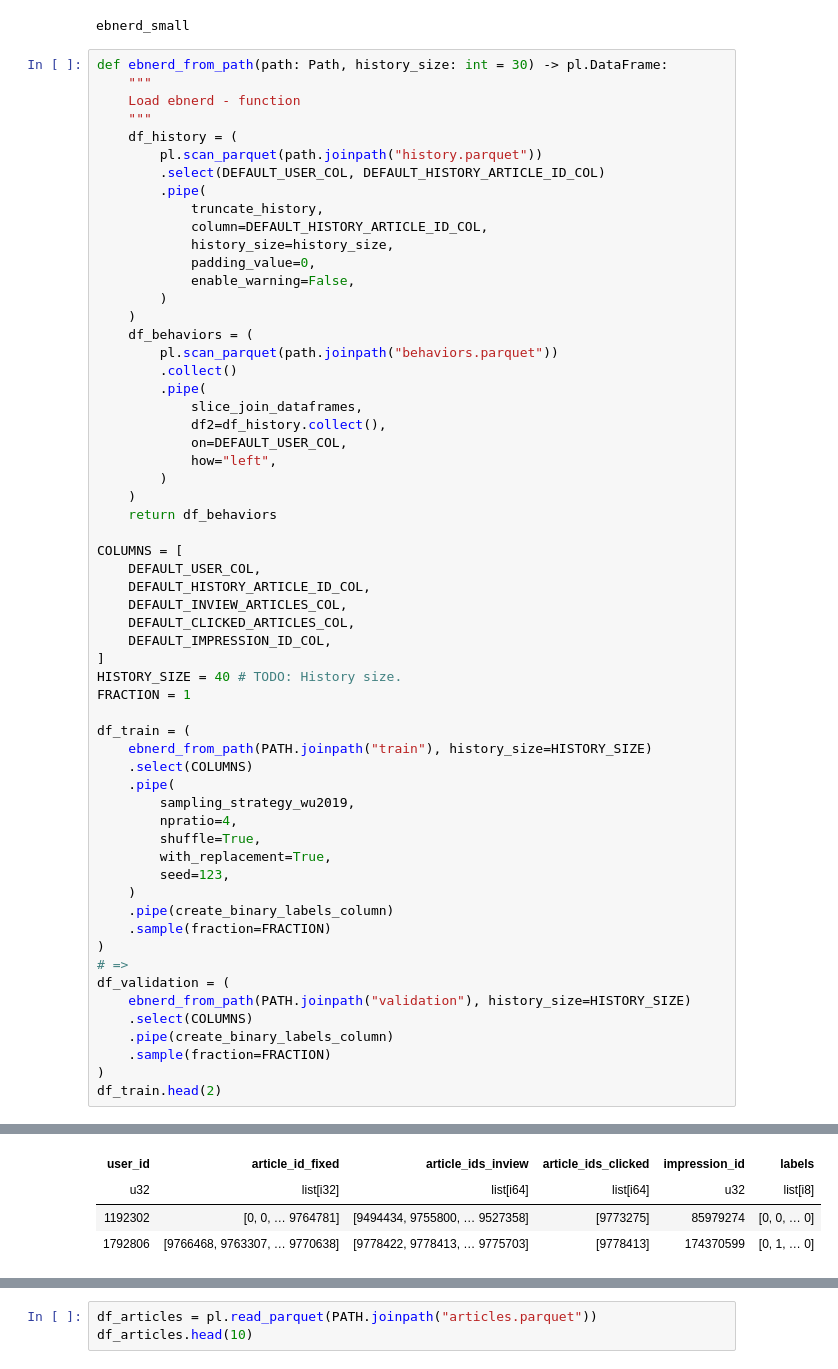
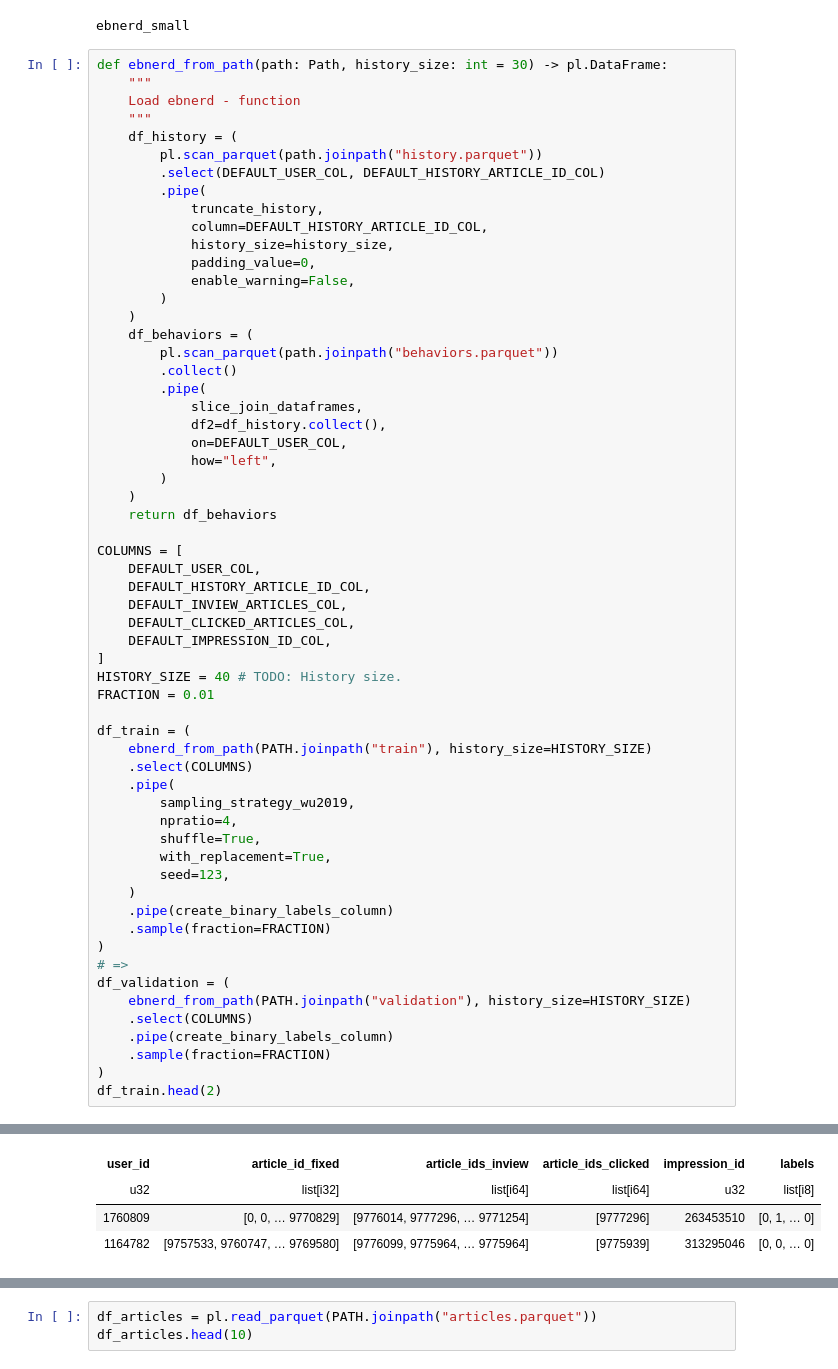
Before and after one commit to Gustavclausen1804/Deeplearning-RecSys-Challenge-2024, a Jupyter notebook: nrms_torch.ipynb, the cells around one changed output, grey strips where cells are left out. Saved outputs shown, nothing was run; the diff lists cells and outputs as text.

```diff
--- a/nrms_torch.ipynb
+++ b/nrms_torch.ipynb
@@ -117,36 +109,36 @@ COLUMNS = [
     DEFAULT_CLICKED_ARTICLES_COL,
     DEFAULT_IMPRESSION_ID_COL,
 ]
 HISTORY_SIZE = 40 # TODO: History size.
-FRACTION = 1
+FRACTION = 0.01
 
 df_train = (
     ebnerd_from_path(PATH.joinpath("train"), history_size=HISTORY_SIZE)
     .select(COLUMNS)
     .pipe(
         sampling_strategy_wu2019,
         npratio=4,
         shuffle=True,
         with_replacement=True,
         seed=123,
     )
     .pipe(create_binary_labels_column)
     .sample(fraction=FRACTION)
 )
 # =>
 df_validation = (
     ebnerd_from_path(PATH.joinpath("validation"), history_size=HISTORY_SIZE)
     .select(COLUMNS)
     .pipe(create_binary_labels_column)
     .sample(fraction=FRACTION)
 )
 df_train.head(2)
 # %% [output]
 shape: (2, 6)
 | user_id | article_id_fixed | article_ids_inview | article_ids_clicked | impression_id | labels |
 | u32 | list[i32] | list[i64] | list[i64] | u32 | list[i8] |
-| 1192302 | [0, 0, … 9764781] | [9494434, 9755800, … 9527358] | [9773275] | 85979274 | [0, 0, … 0] |
-| 1792806 | [9766468, 9763307, … 9770638] | [9778422, 9778413, … 9775703] | [9778413] | 174370599 | [0, 1, … 0] |
+| 1760809 | [0, 0, … 9770829] | [9776014, 9777296, … 9771254] | [9777296] | 263453510 | [0, 1, … 0] |
+| 1164782 | [9757533, 9760747, … 9769580] | [9776099, 9775964, … 9775964] | [9775939] | 313295046 | [0, 0, … 0] |
 # %%
 def calculate_average_length(df, column):
     total_length = sum(len(row) for row in df[column])
```
Also changed, not shown: parts of 29 cells of this notebook, 4 other files.
